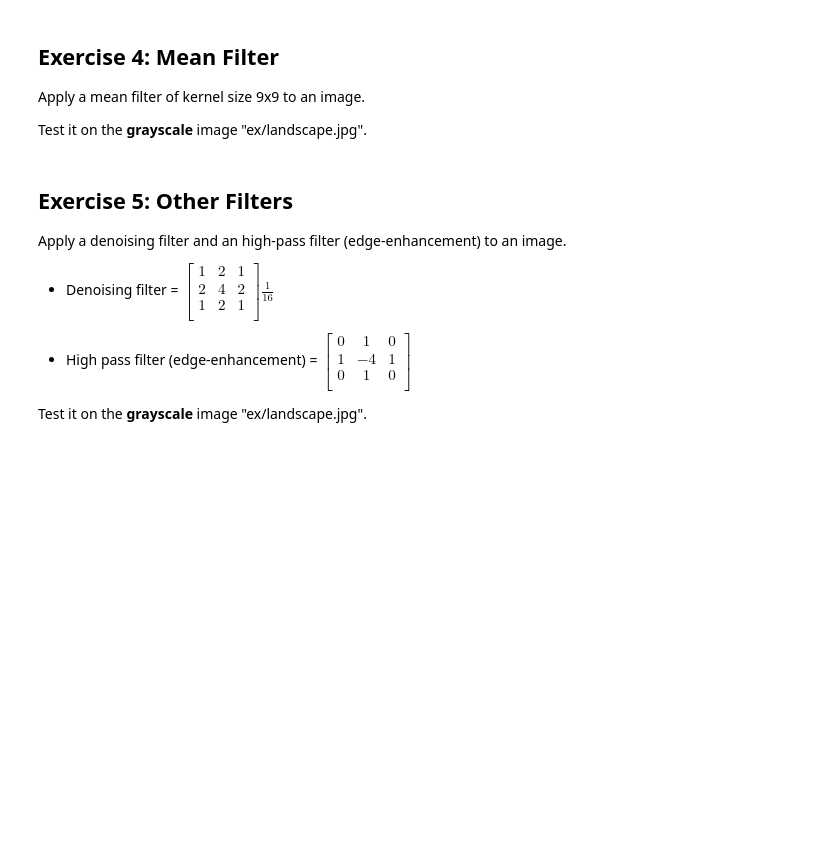
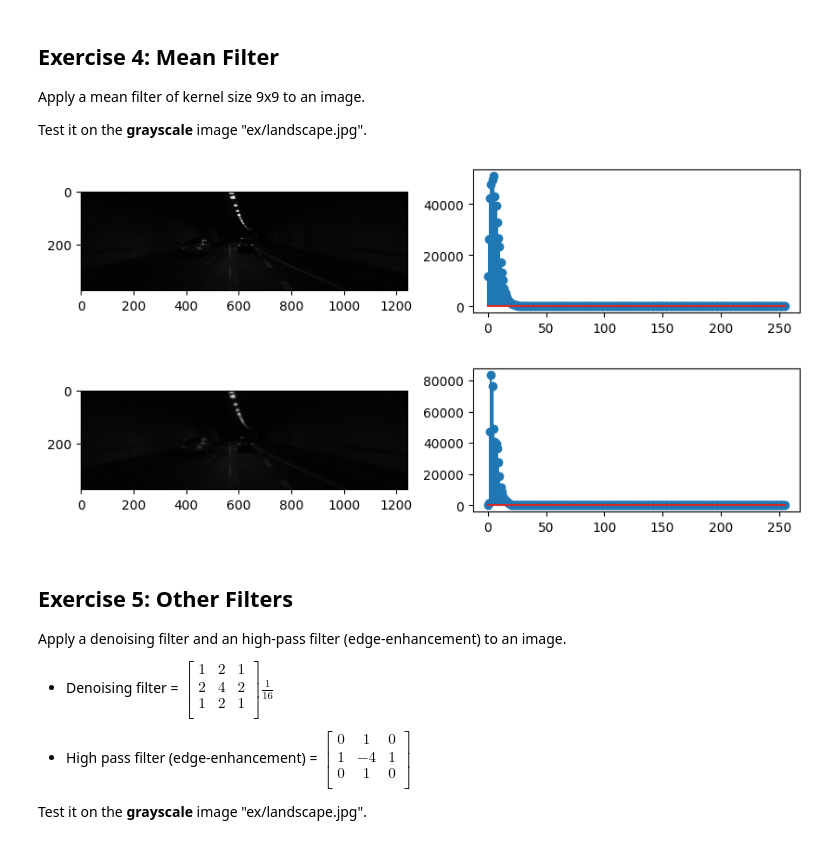
Before and after one commit to MarcelloCeresini/ComputerVision, a Jupyter notebook: LabSessions/LabSession4/LabSession4-Exercises.ipynb, the cells around one changed output. Drawn from its saved outputs; the diff is of its cells as text; code cells hidden in the pictures; blank space fills up the shorter version.

```diff
--- a/LabSessions/LabSession4/LabSession4-Exercises.ipynb
+++ b/LabSessions/LabSession4/LabSession4-Exercises.ipynb
@@ -112,3 +139,16 @@ Test it on the __grayscale__ image "ex/landscape.jpg".
+# %%
+# Write your solution here
+
+new_img = cv2.filter2D(src=img,
+                    ddepth=-1,
+                    kernel=np.ones((9,9))/(9*9),
+                    anchor=(-1, -1))
+
+plot_img_hist(img)
+plot_img_hist(new_img)
+# %% [output]
+[figure, added]
+[figure, added]
 # %% [markdown]
 ## Exercise 5: Other Filters
 Apply a denoising filter and an high-pass filter (edge-enhancement) to an image.
```
Also changed, not shown: parts of 14 cells of this notebook.
